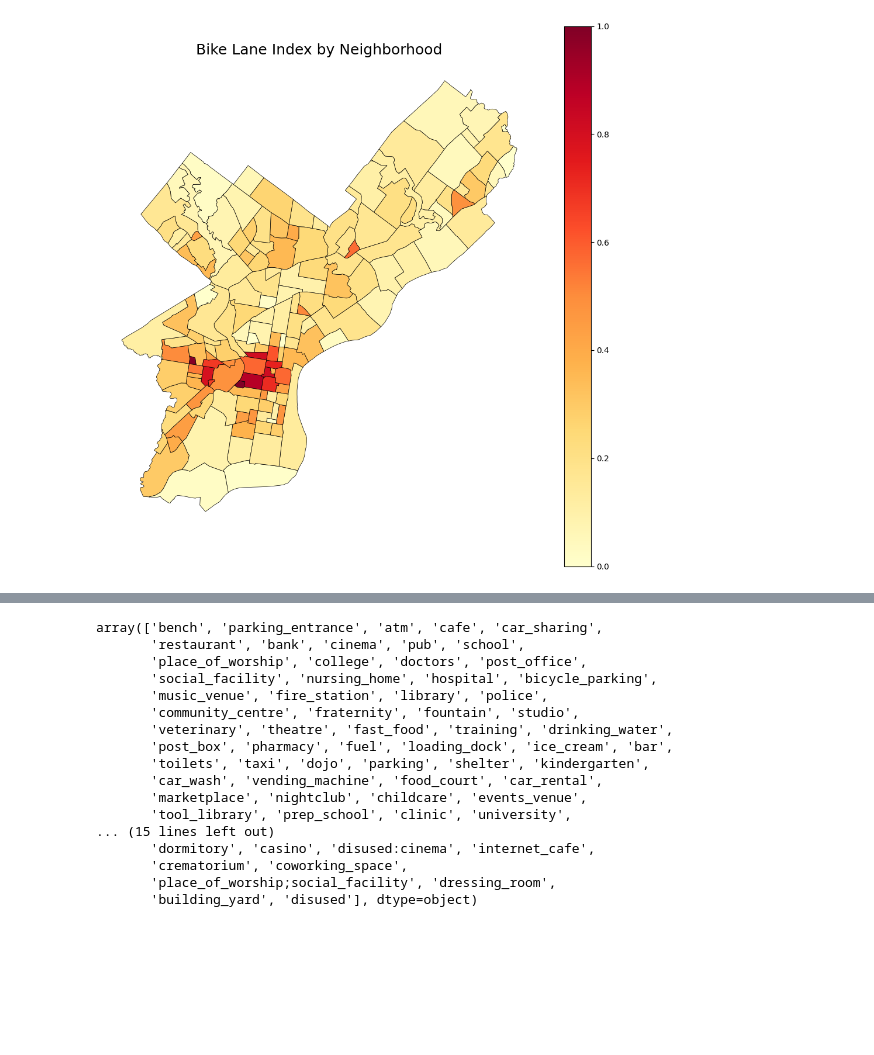
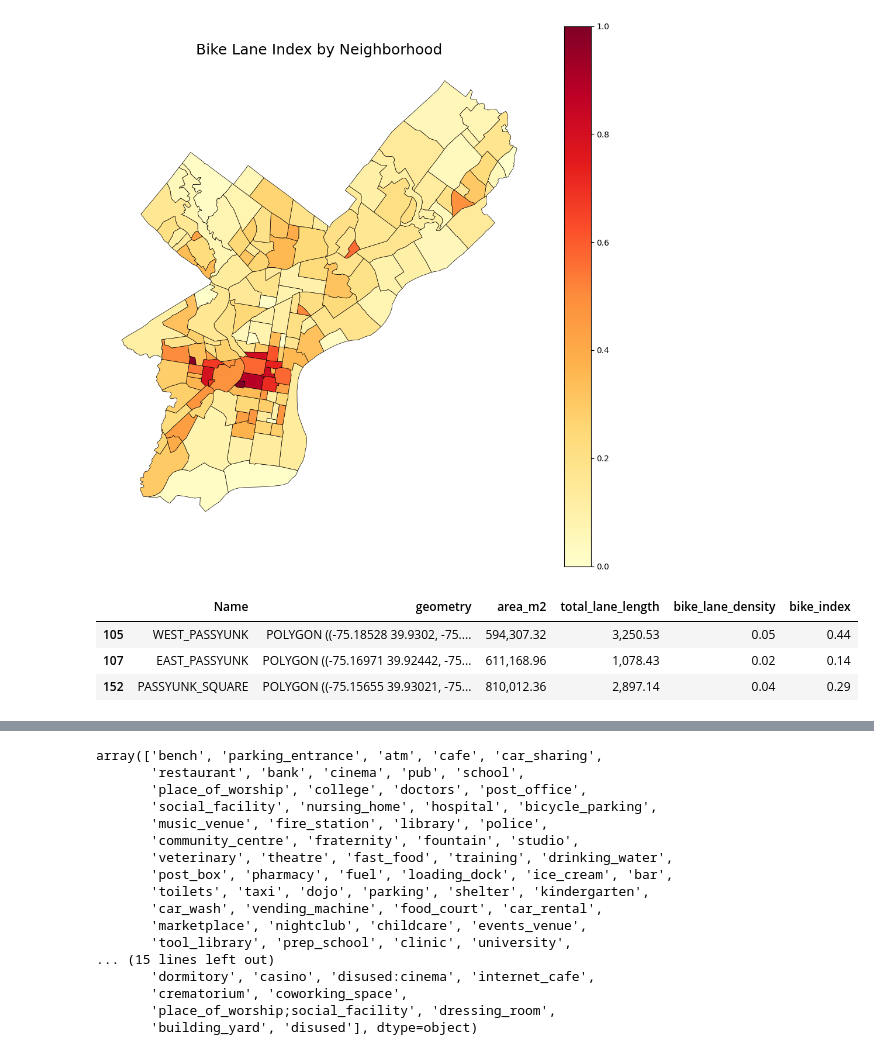
Before and after one commit to astauf03/musa5500-python-final, a Jupyter notebook: notebooks/mobility/mobility.ipynb, the cells around one changed output, grey strips where cells are left out. Cells and saved outputs as stored; diff of their text form; code cells hidden in the pictures; blank space fills up the shorter version.

```diff
--- a/notebooks/mobility/mobility.ipynb
+++ b/notebooks/mobility/mobility.ipynb
@@ -470,9 +318,9 @@ total_length = (
     .reset_index(name="total_lane_length")
 )
 
-summary = tracts[["Name", "geometry", "area_m2"]].merge(total_length, on="Name", how="left")
+bikesummary = tracts[["Name", "geometry", "area_m2"]].merge(total_length, on="Name", how="left")
 
-summary
+bikesummary
 # %% [output]
 |  | Name | geometry | area_m2 | total_lane_length |
 | 0 | LAWNDALE | POLYGON ((-75.08616 40.05013, -75... | 3,537,467.57 | 8,827.98 |
@@ -488,8 +336,8 @@ summary
 | 157 | GERMANY_HILL | POLYGON ((-75.22723 40.03529, -75... | 633,652.68 | 1,186.42 |
 158 rows × 4 columns
 # %%
-summary["bike_lane_density"] = (summary["total_lane_length"] / summary["area_m2"])*10
-summary
+bikesummary["bike_lane_density"] = (bikesummary["total_lane_length"] / bikesummary["area_m2"])*10
+bikesummary
 # %% [output]
 |  | Name | geometry | area_m2 | total_lane_length | bike_lane_density |
 | 0 | LAWNDALE | POLYGON ((-75.08616 40.05013, -75... | 3,537,467.57 | 8,827.98 | 0.02 |
@@ -509,9 +357,9 @@ summary.bike_lane_density.max()
 # %% [output]
 0.12395443051303635
 # %%
-min_density = summary["bike_lane_density"].min()
-max_density = summary["bike_lane_density"].max()
+min_density = bikesummary["bike_lane_density"].min()
+max_density = bikesummary["bike_lane_density"].max()
 
-summary["bike_index"] = (summary["bike_lane_density"] - min_density) / (max_density - min_density)
-summary["bike_index"] = summary["bike_index"].clip(lower=0)  # ensure no negatives
+bikesummary["bike_index"] = (bikesummary["bike_lane_density"] - min_density) / (max_density - min_density)
+bikesummary["bike_index"] = bikesummary["bike_index"].clip(lower=0)  # ensure no negatives
 # %%
@@ -547,6 +395,13 @@ ax.axis("off")
 plt.show()
 # %% [output]
 [figure]
+# %%
+bikesummary[bikesummary['Name'].str.contains('PASSYUNK', case=False, na=False)]
+# %% [output]
+|  | Name | geometry | area_m2 | total_lane_length | bike_lane_density | bike_index |
+| 105 | WEST_PASSYUNK | POLYGON ((-75.18528 39.9302, -75.... | 594,307.32 | 3,250.53 | 0.05 | 0.44 |
+| 107 | EAST_PASSYUNK | POLYGON ((-75.16971 39.92442, -75... | 611,168.96 | 1,078.43 | 0.02 | 0.14 |
+| 152 | PASSYUNK_SQUARE | POLYGON ((-75.15655 39.93021, -75... | 810,012.36 | 2,897.14 | 0.04 | 0.29 |
 # %%
 import osmnx as ox
 # %%
```
Also changed, not shown: parts of 22 cells of this notebook, 2 other files.
